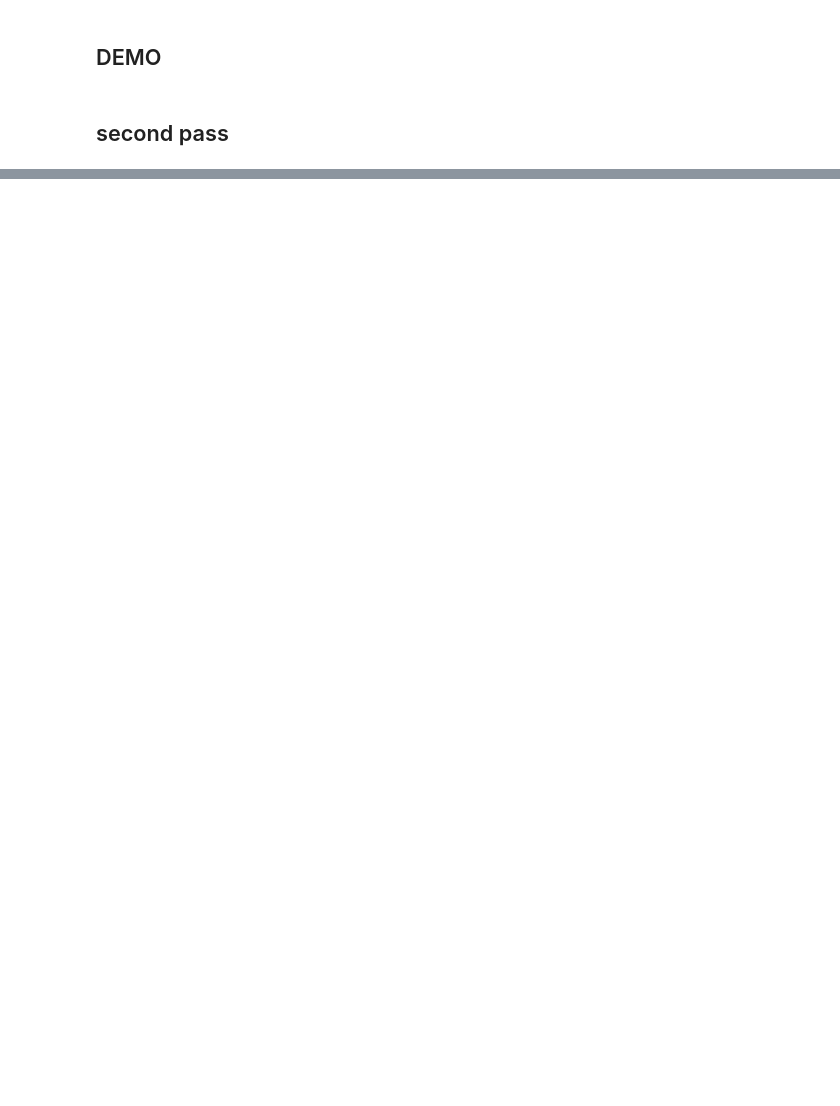
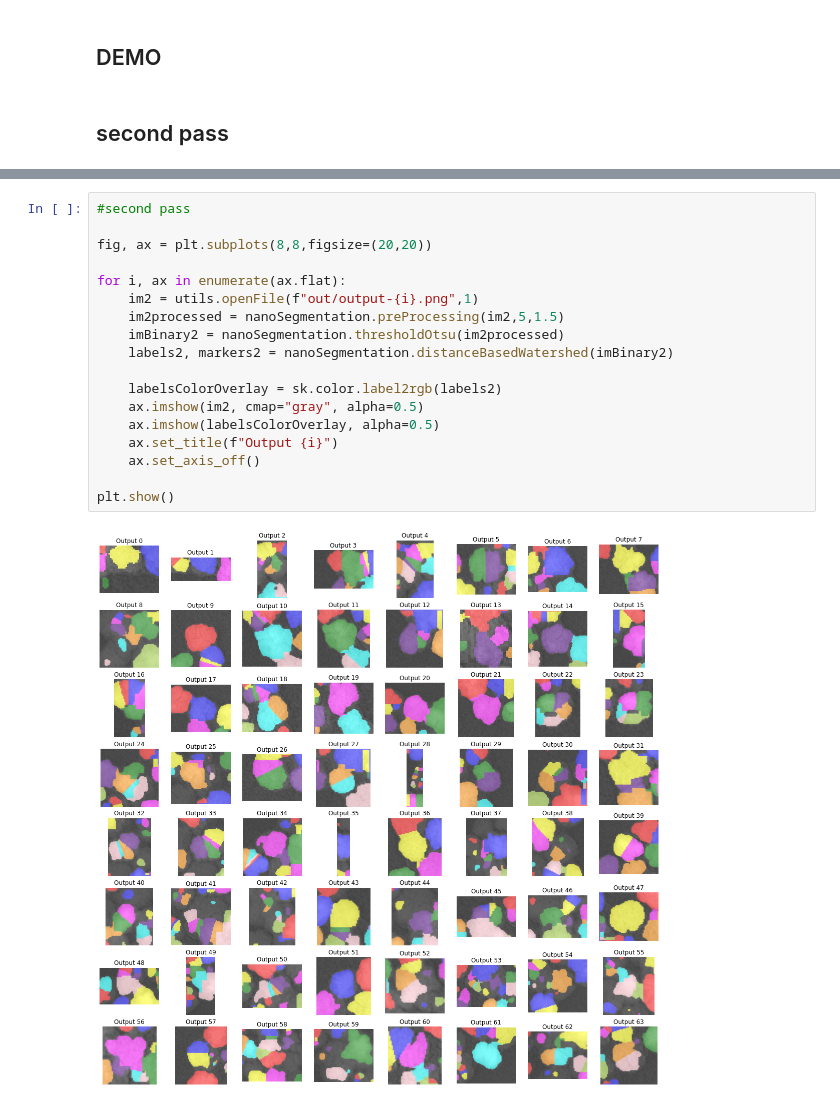
Before and after one commit to Cewein/Nanoparticle-segmentation-classification, a Jupyter notebook: Segemenation_of_nano_particle.ipynb, the cells around one changed output, grey strips where cells are left out. Drawn from its saved outputs; the diff is of its cells as text; blank space fills up the shorter version.

Commit message:
finish moving code and fix typo
as the title say

#1

```diff
--- a/Segemenation_of_nano_particle.ipynb
+++ b/Segemenation_of_nano_particle.ipynb
@@ -220,0 +50,20 @@ exctractParticle(255 - im2, bboxArray, save=True, display=True)
+# %%
+#second pass
+
+fig, ax = plt.subplots(8,8,figsize=(20,20))
+
+for i, ax in enumerate(ax.flat):
+    im2 = utils.openFile(f"out/output-{i}.png",1)
+    im2processed = nanoSegmentation.preProcessing(im2,5,1.5)
+    imBinary2 = nanoSegmentation.thresholdOtsu(im2processed)
+    labels2, markers2 = nanoSegmentation.distanceBasedWatershed(imBinary2)
+
+    labelsColorOverlay = sk.color.label2rgb(labels2)
+    ax.imshow(im2, cmap="gray", alpha=0.5)
+    ax.imshow(labelsColorOverlay, alpha=0.5)
+    ax.set_title(f"Output {i}")
+    ax.set_axis_off()
+
+plt.show()
+# %% [output]
+[figure, added]
```
Also changed, not shown: parts of 17 cells of this notebook, 2 other files.
